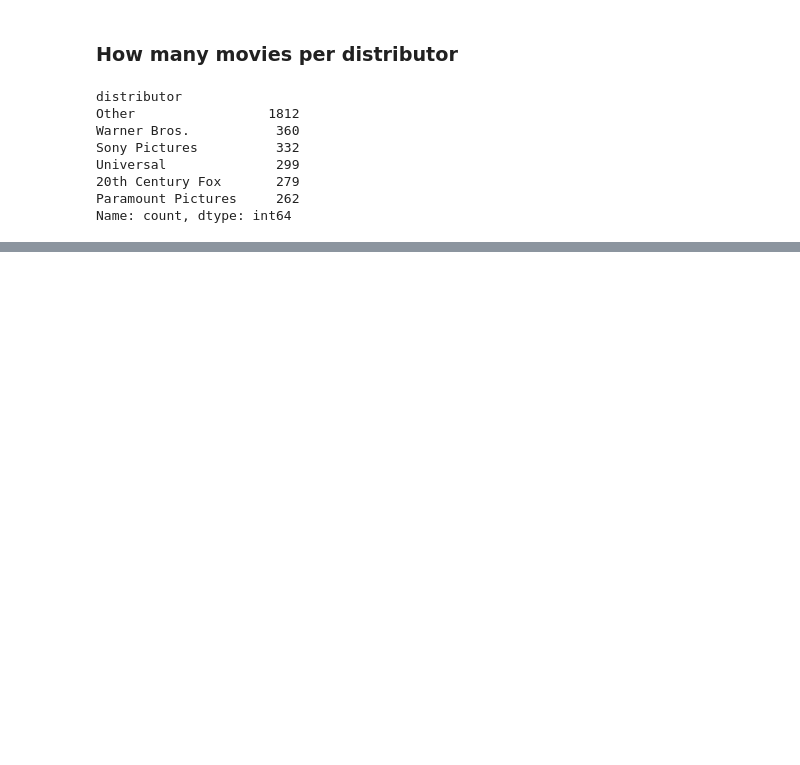
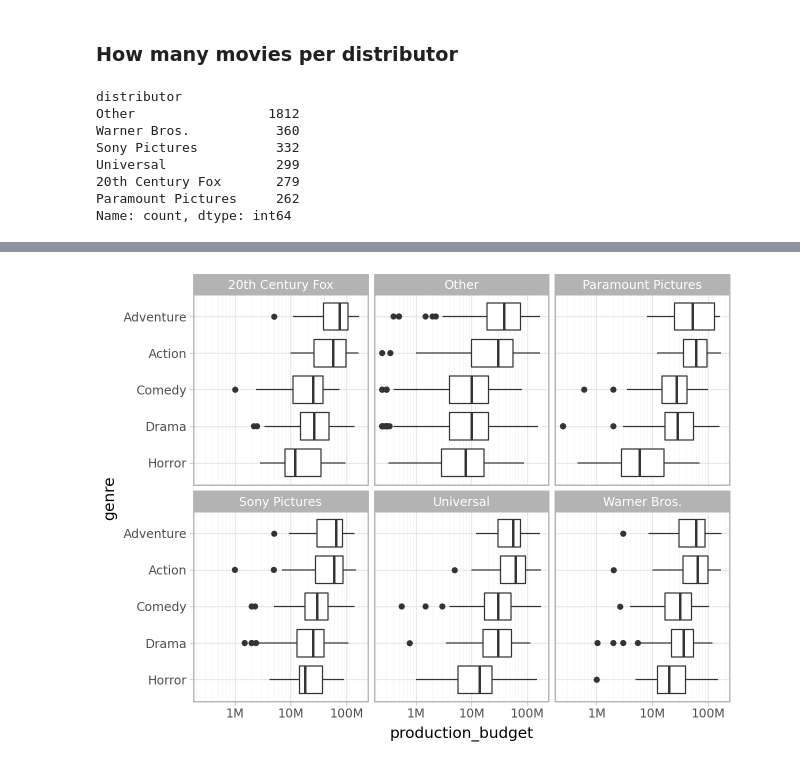
Before and after one commit to IsmaelMasharo/tidytuesday, a Jupyter notebook: 568-horror-movies/dr_screencast.ipynb, the cells around one changed output, grey strips where cells are left out. Cells and saved outputs as stored; diff of their text form; code cells hidden in the pictures; blank space fills up the shorter version.

```diff
--- a/568-horror-movies/dr_screencast.ipynb
+++ b/568-horror-movies/dr_screencast.ipynb
@@ -118,0 +150,10 @@ Name: count, dtype: int64
+# %%
+(
+    pn.ggplot(pdf, pn.aes('genre', "production_budget"))
+    + pn.geom_boxplot()
+    + pn.coord_flip()
+    + pn.scale_y_log10(labels=pl_M)
+    + pn.facet_wrap("~distributor")
+)
+# %% [output]
+[figure, added]
```
Also changed, not shown: parts of 10 cells of this notebook, 1 other file.
